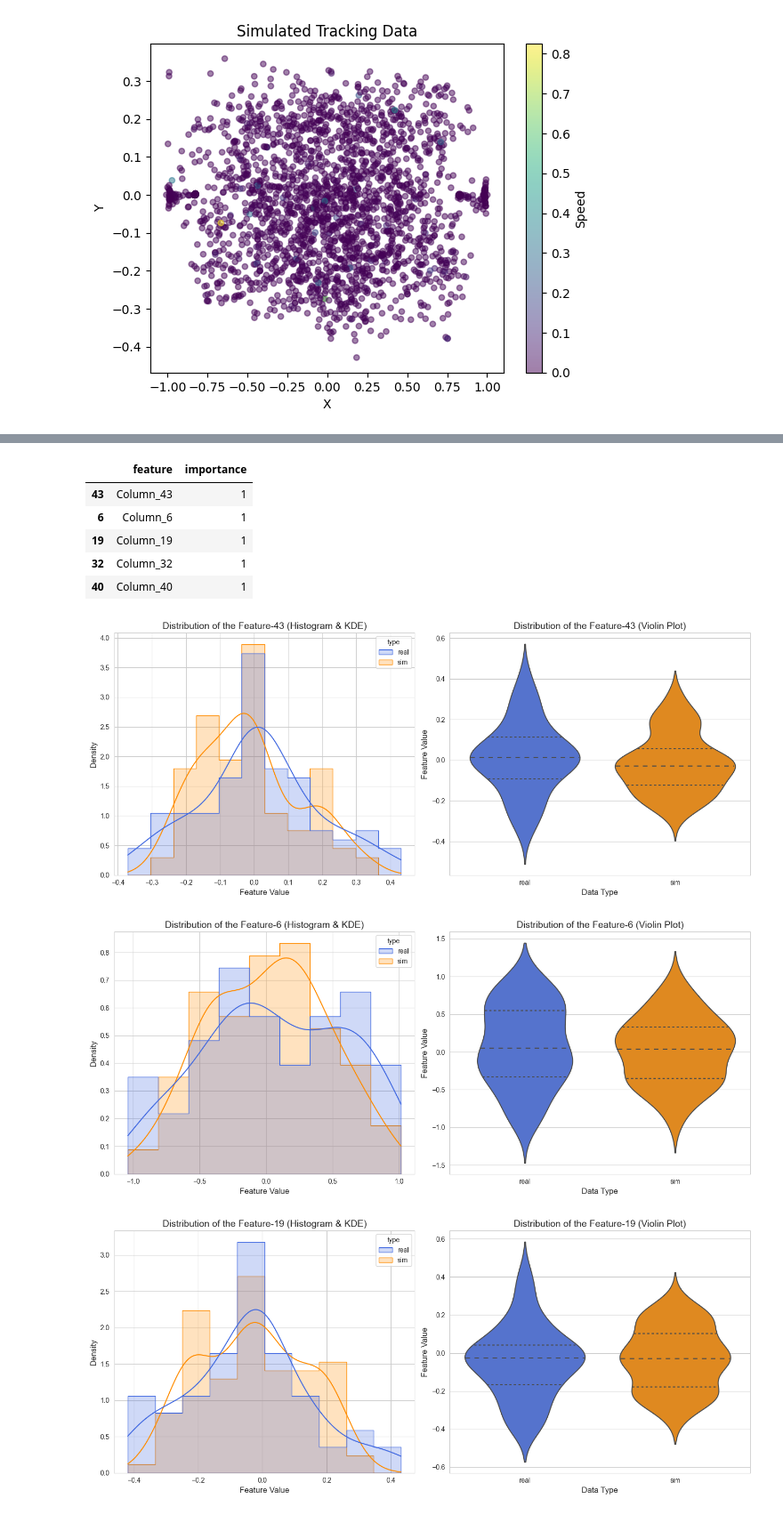
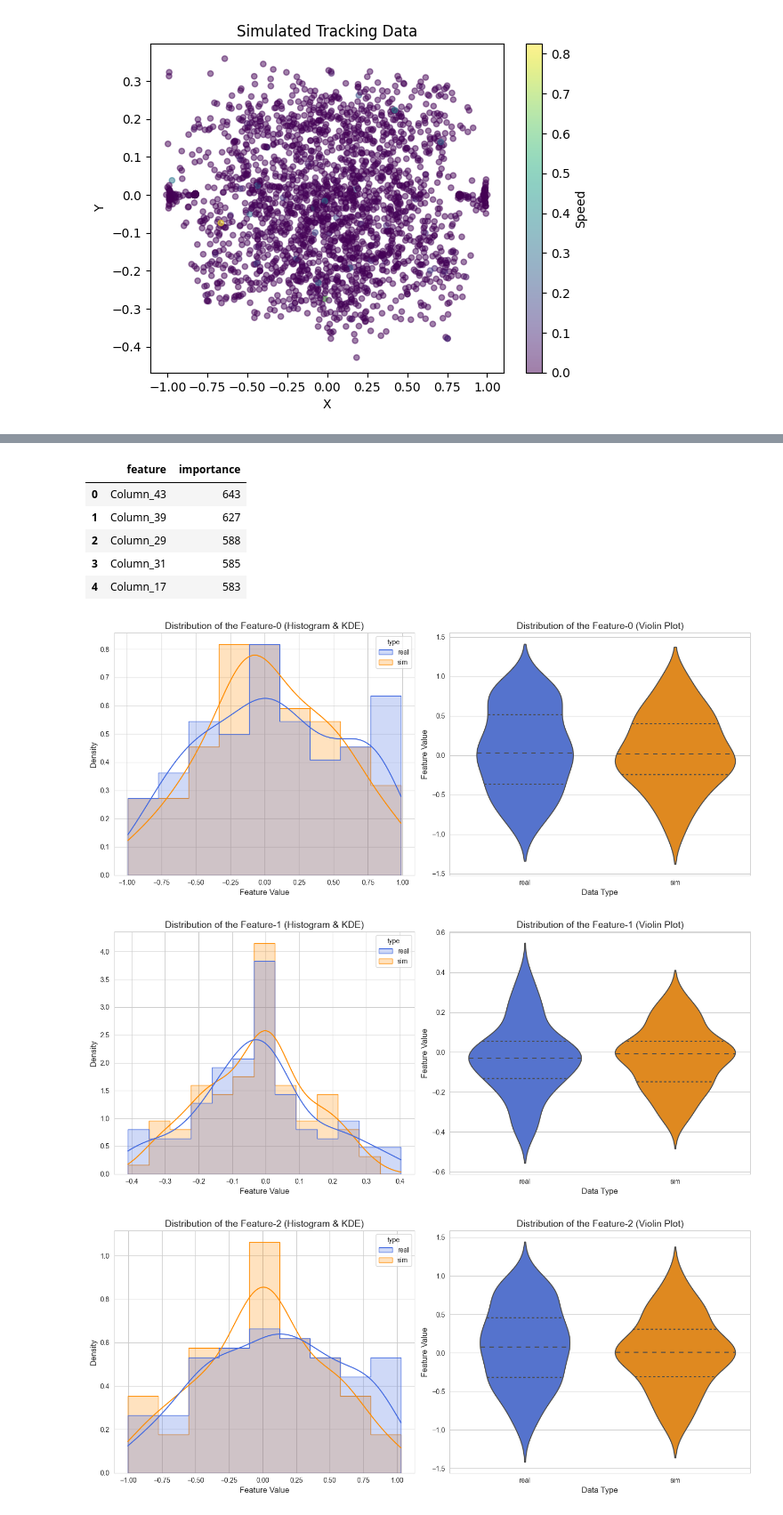
Before and after one commit to rakawanegan/pbl-ssc_with_gfootball, a Jupyter notebook: notebooks/bin_sim_or_real.ipynb, the cells around one changed output, grey strips where cells are left out. Shown at 89% size. Drawn from its saved outputs; the diff is of its cells as text; code cells hidden in the pictures.

```diff
--- a/notebooks/bin_sim_or_real.ipynb
+++ b/notebooks/bin_sim_or_real.ipynb
@@ -202,20 +200,26 @@ AUC: 0.7863
 # %%
-top_5_importance = pd.DataFrame(
-    {'feature': model.feature_name_, 'importance': model.feature_importances_}
-).sort_values('importance', ascending=False).head(5)
-top_5_importance
+combined_importance = pd.concat(importances, ignore_index=True)
+
+# 特徴量（feature）ごとに重要度（importance）を合計
+aggregated_importance = combined_importance.groupby('feature')['importance'].sum()
+
+# 結果をDataFrameに変換し、重要度の降順でソート
+final_importance = aggregated_importance.reset_index().sort_values(
+    'importance', ascending=False
+).reset_index(drop=True)
+final_importance.head(5)
 # %% [output]
 |  | feature | importance |
-| 43 | Column_43 | 1 |
-| 6 | Column_6 | 1 |
-| 19 | Column_19 | 1 |
-| 32 | Column_32 | 1 |
-| 40 | Column_40 | 1 |
+| 0 | Column_43 | 643 |
+| 1 | Column_39 | 627 |
+| 2 | Column_29 | 588 |
+| 3 | Column_31 | 585 |
+| 4 | Column_17 | 583 |
 # %%
 import seaborn as sns
 import matplotlib.pyplot as plt
 
-for idx in top_5_importance.index:
+for idx in final_importance.head(5).index:
 
     real_data = np.array(real_X)[:, idx]
     sim_data = np.array(sim_X)[:, idx]
@@ -227,33 +231,33 @@ for idx in top_5_importance.index:
     combined_df = pd.concat([df_real, df_sim], ignore_index=True)
 
     # 2. 分布を可視化する
     # MatplotlibとSeabornのスタイルを設定する
     sns.set_style("whitegrid")
     plt.rcParams['figure.figsize'] = (14, 6)
 
     # 2.1. ヒストグラムとカーネル密度推定（KDE）プロットを重ねて描画
     plt.subplot(1, 2, 1)
     sns.histplot(data=combined_df, x='value', hue='type', kde=True,
                 palette={'real': 'royalblue', 'sim': 'darkorange'},
                 element="step", stat="density", common_norm=False)
     plt.title(f'Distribution of the Feature-{idx} (Histogram & KDE)', fontsize=14)
     plt.xlabel('Feature Value', fontsize=12)
     plt.ylabel('Density', fontsize=12)
 
     # 2.2. 箱ひげ図とヴァイオリンプロットを並べて描画
     # ヴァイオリンプロットは分布の形状も表現できるため、より多くの情報を含む
     plt.subplot(1, 2, 2)
     sns.violinplot(data=combined_df, x='type', y='value',
                 palette={'real': 'royalblue', 'sim': 'darkorange'}, inner='quartile'
     )
     plt.title(f'Distribution of the Feature-{idx} (Violin Plot)', fontsize=14)
     plt.xlabel('Data Type', fontsize=12)
     plt.ylabel('Feature Value', fontsize=12)
 
     # レイアウトを調整してプロットを表示
     plt.tight_layout()
     plt.show()
 # %% [output]
-[figure, old version]
+[figure, new version]
-[figure, old version]
+[figure, new version]
-[figure, old version]
+[figure, new version]
```
Also changed, not shown: parts of 7 cells of this notebook.
